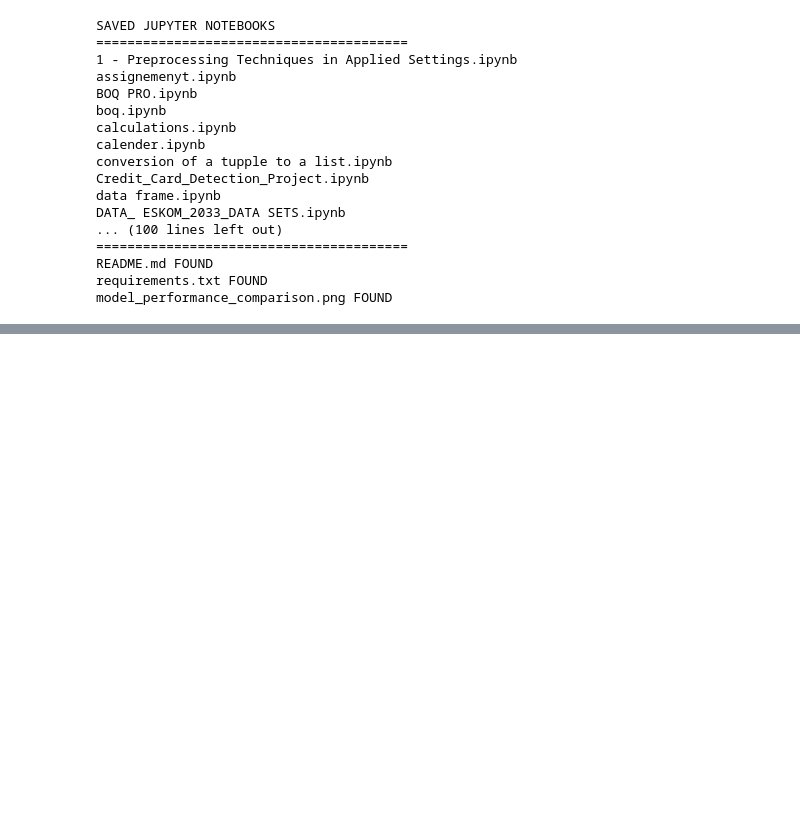
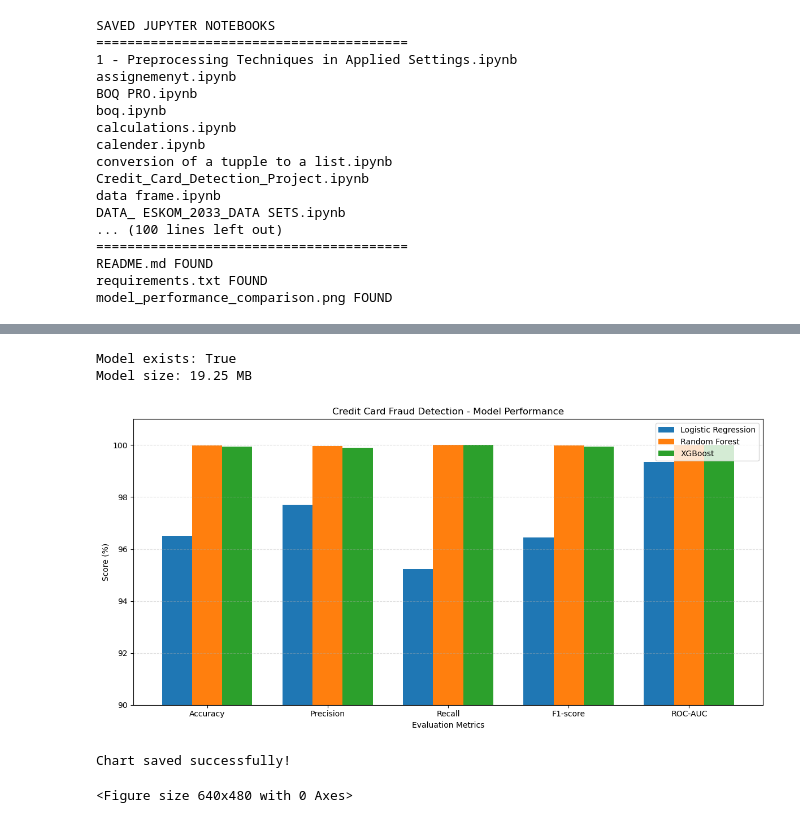
Before and after one commit to bu-khosi/credit-card-fraud-detection, a Jupyter notebook: Credit_Card_Detection_Project.ipynb, the cells around one changed output, grey strips where cells are left out. Drawn from its saved outputs; the diff is of its cells as text; code cells hidden in the pictures; blank space fills up the shorter version.

```diff
--- a/Credit_Card_Detection_Project.ipynb
+++ b/Credit_Card_Detection_Project.ipynb
@@ -2194,0 +2260,61 @@ model_performance_comparison.png FOUND
+# %%
+import os
+
+model_path = "models/random_forest_model.pkl"
+
+print("Model exists:", os.path.exists(model_path))
+
+if os.path.exists(model_path):
+    print("Model size:", round(os.path.getsize(model_path) / (1024 * 1024), 2), "MB")
+# %% [output]
+Model exists: True
+Model size: 19.25 MB
+# %%
+import matplotlib.pyplot as plt
+import numpy as np
+
+metrics = ['Accuracy', 'Precision', 'Recall', 'F1-score', 'ROC-AUC']
+
+logistic = [96.50, 97.71, 95.23, 96.45, 99.35]
+random_forest = [99.98, 99.97, 100.00, 99.98, 100.00]
+xgboost = [99.95, 99.90, 100.00, 99.95, 100.00]
+
+x = np.arange(len(metrics))
+width = 0.25
+
+fig, ax = plt.subplots(figsize=(12, 6))
+
+ax.bar(x - width, logistic, width, label='Logistic Regression')
+ax.bar(x, random_forest, width, label='Random Forest')
+ax.bar(x + width, xgboost, width, label='XGBoost')
+
+ax.set_title('Credit Card Fraud Detection - Model Performance')
+ax.set_xlabel('Evaluation Metrics')
+ax.set_ylabel('Score (%)')
+ax.set_xticks(x)
+ax.set_xticklabels(metrics)
+ax.set_ylim(90, 101)
+ax.legend()
+ax.grid(axis='y', linestyle='--', alpha=0.4)
+
+fig.tight_layout()
+
+fig.savefig(
+    'model_performance_comparison.png',
+    dpi=300,
+    bbox_inches='tight',
+    facecolor='white'
+)
+
+plt.show()
+
+print("Chart saved successfully!")
+# %% [output]
+[figure, added]
+Chart saved successfully!
+# %%
+plt.savefig('fraud_model_comparison.png',
+            dpi=300, bbox_inches='tight',
+            facecolor='white')
+# %% [output]
+<Figure size 640x480 with 0 Axes>
```
Also changed, not shown: parts of 9 cells of this notebook.
